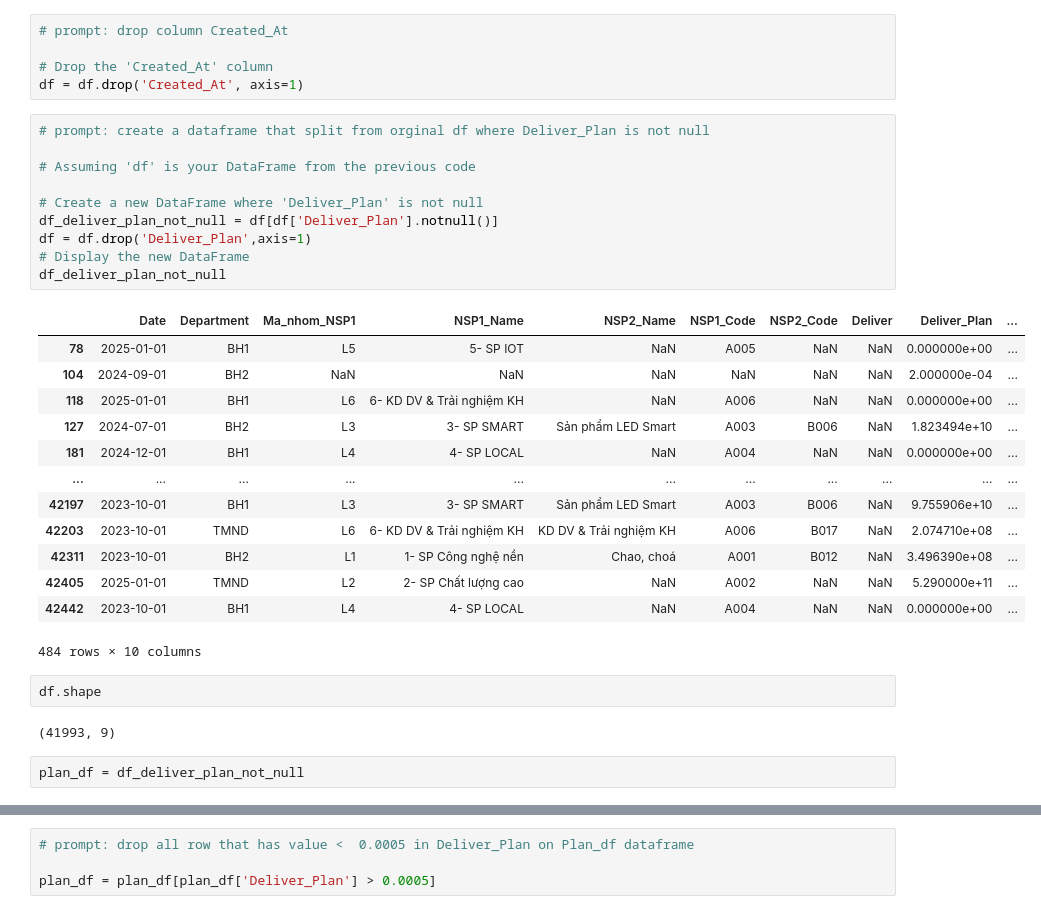
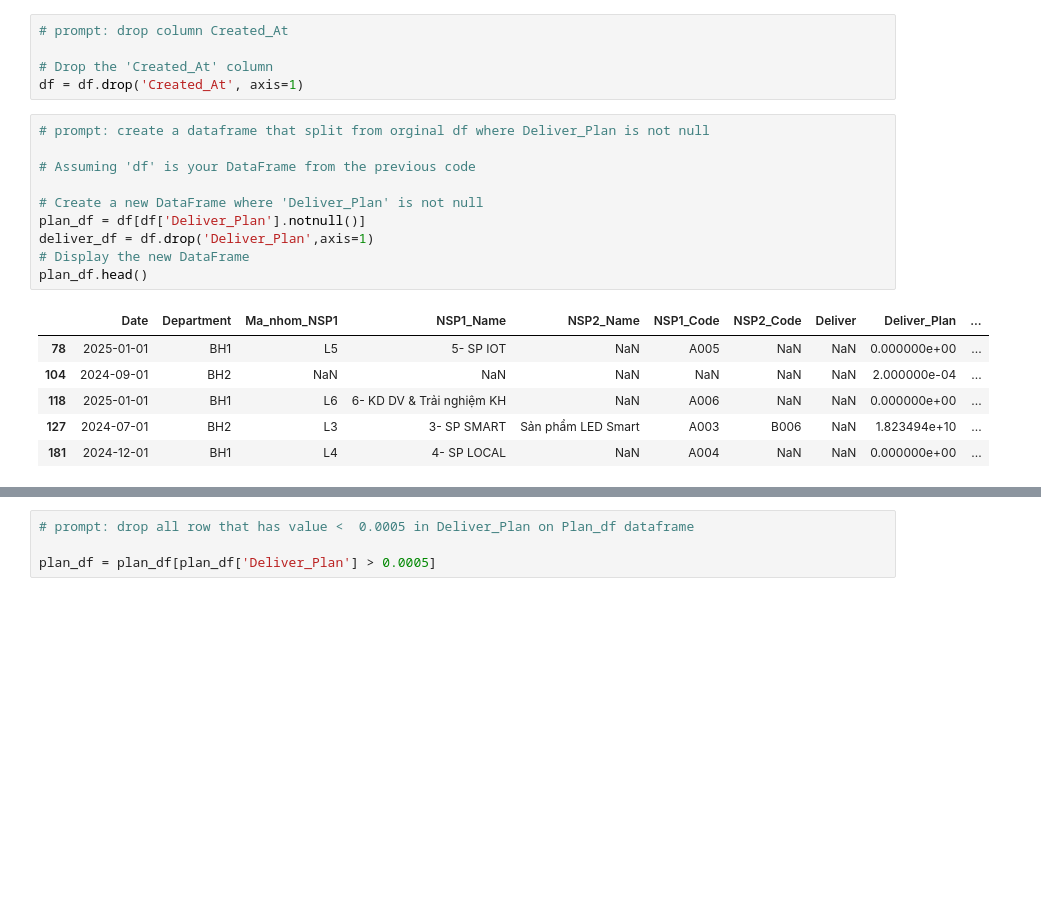
Before and after one commit to abcdefya/RangDongTest, a Jupyter notebook: notebook/RangDong_test.ipynb, the cells around one changed output, grey strips where cells are left out. Saved outputs shown, nothing was run; the diff lists cells and outputs as text; blank space fills up the shorter version.

```diff
--- a/notebook/RangDong_test.ipynb
+++ b/notebook/RangDong_test.ipynb
@@ -234,33 +241,20 @@ df = df.drop('Created_At', axis=1)
 # %%
 # prompt: create a dataframe that split from orginal df where Deliver_Plan is not null
 
 # Assuming 'df' is your DataFrame from the previous code
 
 # Create a new DataFrame where 'Deliver_Plan' is not null
-df_deliver_plan_not_null = df[df['Deliver_Plan'].notnull()]
-df = df.drop('Deliver_Plan',axis=1)
+plan_df = df[df['Deliver_Plan'].notnull()]
+deliver_df = df.drop('Deliver_Plan',axis=1)
 # Display the new DataFrame
-df_deliver_plan_not_null
+plan_df.head()
 # %% [output]
 |  | Date | Department | Ma_nhom_NSP1 | NSP1_Name | NSP2_Name | NSP1_Code | NSP2_Code | Deliver | Deliver_Plan | ... |
 | 78 | 2025-01-01 | BH1 | L5 | 5- SP IOT | NaN | A005 | NaN | NaN | 0.000000e+00 | ... |
 | 104 | 2024-09-01 | BH2 | NaN | NaN | NaN | NaN | NaN | NaN | 2.000000e-04 | ... |
 | 118 | 2025-01-01 | BH1 | L6 | 6- KD DV & Trải nghiệm KH | NaN | A006 | NaN | NaN | 0.000000e+00 | ... |
 | 127 | 2024-07-01 | BH2 | L3 | 3- SP SMART | Sản phẩm LED Smart | A003 | B006 | NaN | 1.823494e+10 | ... |
 | 181 | 2024-12-01 | BH1 | L4 | 4- SP LOCAL | NaN | A004 | NaN | NaN | 0.000000e+00 | ... |
-| ... | ... | ... | ... | ... | ... | ... | ... | ... | ... | ... |
-| 42197 | 2023-10-01 | BH1 | L3 | 3- SP SMART | Sản phẩm LED Smart | A003 | B006 | NaN | 9.755906e+10 | ... |
-| 42203 | 2023-10-01 | TMND | L6 | 6- KD DV & Trải nghiệm KH | KD DV & Trải nghiệm KH | A006 | B017 | NaN | 2.074710e+08 | ... |
-| 42311 | 2023-10-01 | BH2 | L1 | 1- SP Công nghệ nền | Chao, choá | A001 | B012 | NaN | 3.496390e+08 | ... |
-| 42405 | 2025-01-01 | TMND | L2 | 2- SP Chất lượng cao | NaN | A002 | NaN | NaN | 5.290000e+11 | ... |
-| 42442 | 2023-10-01 | BH1 | L4 | 4- SP LOCAL | NaN | A004 | NaN | NaN | 0.000000e+00 | ... |
-484 rows × 10 columns
-# %%
-df.shape
-# %% [output]
-(41993, 9)
-# %%
-plan_df = df_deliver_plan_not_null
 # %%
 plan_df.shape
 # %% [output]
```
Also changed, not shown: parts of 9 cells of this notebook.
